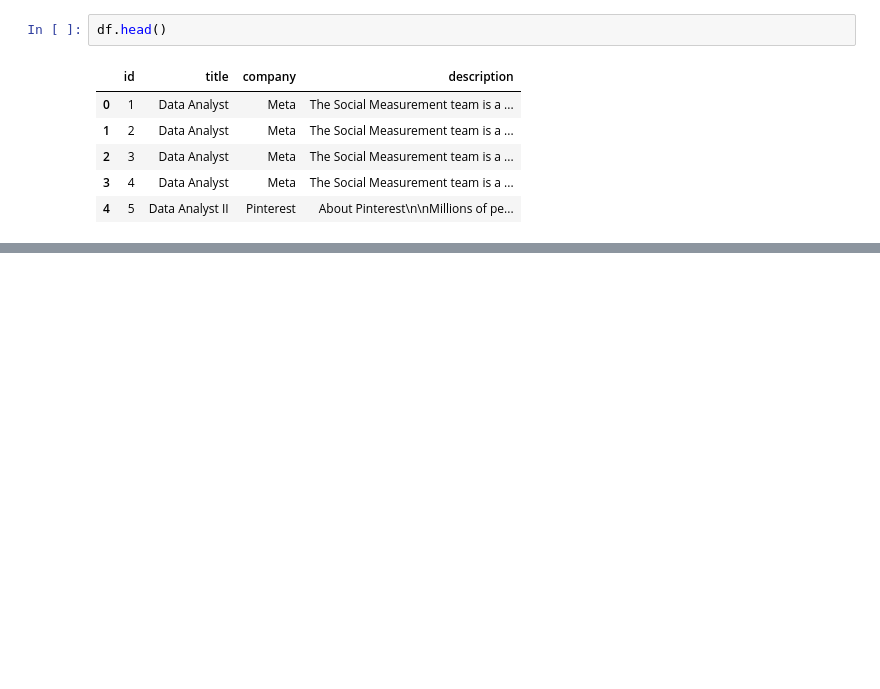
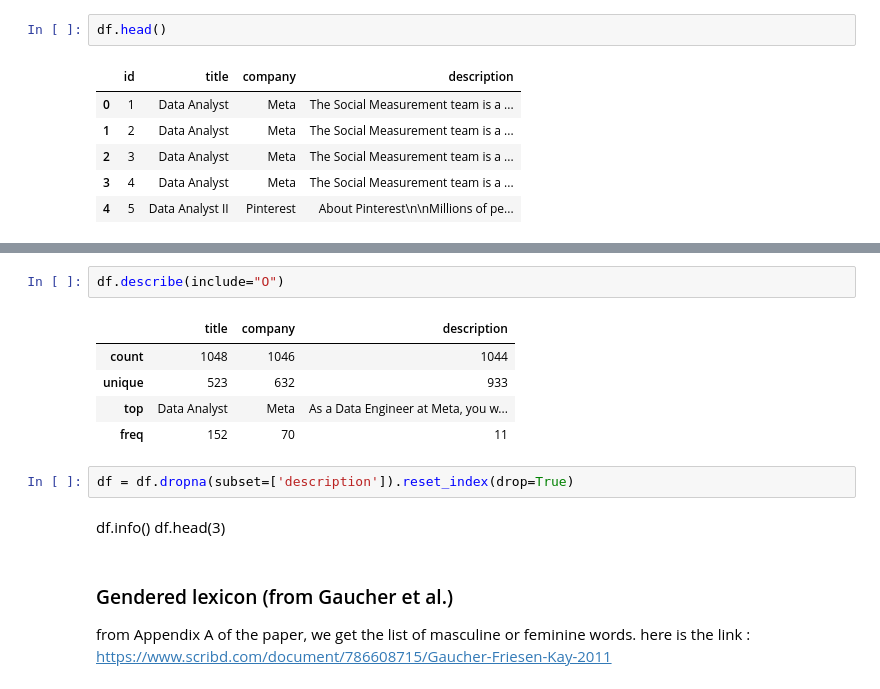
Before and after one commit to Tunzir12/TDDE16-TextMining-Project, a Jupyter notebook: project.ipynb, the cells around one changed output, grey strips where cells are left out. Drawn from its saved outputs; the diff is of its cells as text; blank space fills up the shorter version.

```diff
--- a/project.ipynb
+++ b/project.ipynb
@@ -34,0 +49,17 @@ df.head()
+# %%
+df.describe(include="O")
+# %% [output]
+|  | title | company | description |
+| count | 1048 | 1046 | 1044 |
+| unique | 523 | 632 | 933 |
+| top | Data Analyst | Meta | As a Data Engineer at Meta, you w... |
+| freq | 152 | 70 | 11 |
+# %%
+df = df.dropna(subset=['description']).reset_index(drop=True)
+# %% [markdown]
+df.info()
+df.head(3)
+# %% [markdown]
+### Gendered lexicon (from Gaucher et al.)
+
+from Appendix A of the paper, we get the list of masculine or feminine words. here is the link : https://www.scribd.com/document/786608715/Gaucher-Friesen-Kay-2011
```
Also changed, not shown: parts of 24 cells of this notebook.
